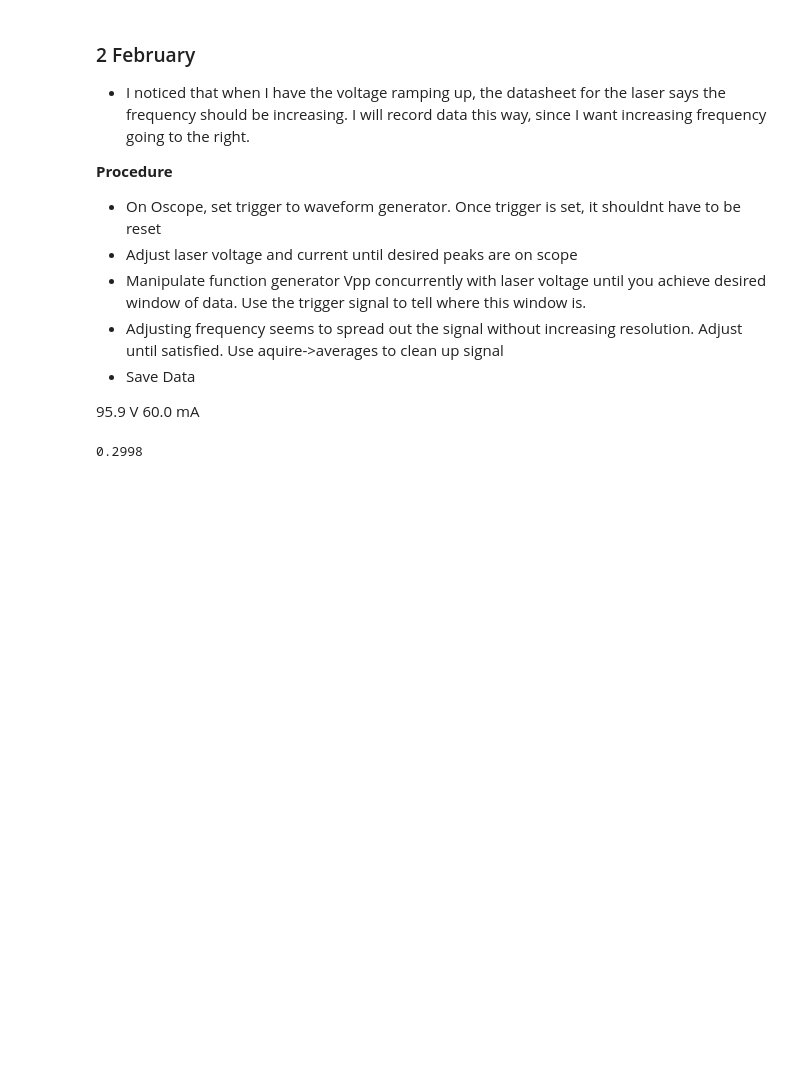
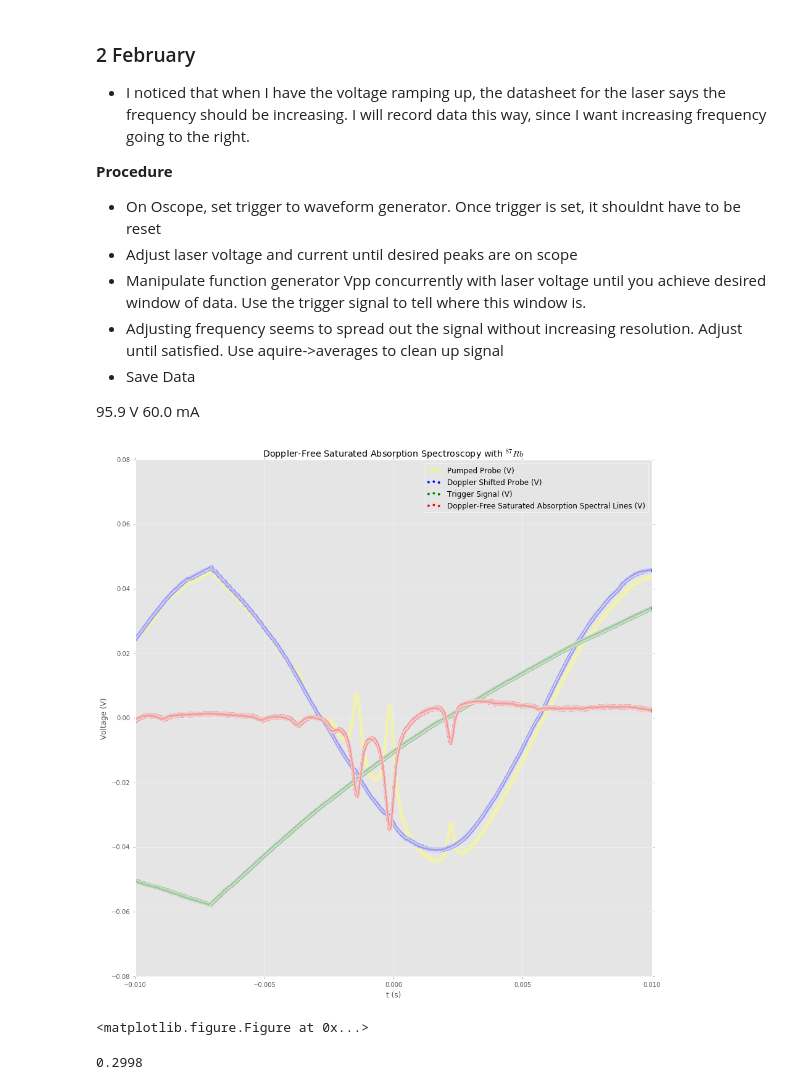
Before and after one commit to srgntcrane/gitLabBook, a Jupyter notebook: Laser_Spectroscopy/Laser Spectroscopy Lab Book.ipynb, the cells around one changed output. Drawn from its saved outputs; the diff is of its cells as text; code cells hidden in the pictures; blank space fills up the shorter version.

```diff
--- a/Laser_Spectroscopy/Laser Spectroscopy Lab Book.ipynb
+++ b/Laser_Spectroscopy/Laser Spectroscopy Lab Book.ipynb
@@ -252,37 +260,40 @@ Rigol Oscilloscope https://cdn-shop.adafruit.com/datasheets/Users+Guide+DS1000E.
 95.9 V
 60.0 mA
 # %%
-# data = pd.DataFrame(pd.read_csv('Laser_Spec_Data/New_Data/87Rb_01_clean.csv'))
-# #data1 = pd.read_csv('/home/bjorn/Documents/CU/PHYS_4430/Test_Profile_Data.csv', index_col='Position (m)')
+data = pd.DataFrame(pd.read_csv('Laser_Spec_Data/New_Data/87Rb_01_clean.csv'))
+#data1 = pd.read_csv('/home/bjorn/Documents/CU/PHYS_4430/Test_Profile_Data.csv', index_col='Position (m)')
 
-# data1 = data[:]
-# # del data1['Unnamed: 3']
-# # data1 = data1.drop(0)
-# # xa = np.array(float(data1['X']))
-# # y1 = np.array(data['CH1'])
-# # y2 = np.array(data['CH2'])
+data1 = data[:]
+# del data1['Unnamed: 3']
+# data1 = data1.drop(0)
+# xa = np.array(float(data1['X']))
+# y1 = np.array(data['CH1'])
+# y2 = np.array(data['CH2'])
 
-# data1=data1.astype('float')
-# # data1['CH1'] = data1['CH1']*-1
-# # data1['CH2'] = data1['CH2']*-1
-# data1 = data1.rename(columns={'TIME':'t (s)', 'CH1':'Pumped Probe (V)', 'CH2':'Doppler Shifted Probe (V)','CH4':'Trigger Signal', 'MATH<CH2-CH1>':'Doppler-Free Saturated Absorption Spectral Lines (V)'})
+data1=data1.astype('float')
+# data1['CH1'] = data1['CH1']*-1
+# data1['CH2'] = data1['CH2']*-1
+data1 = data1.rename(columns={'TIME':'t (s)', 'CH1':'Pumped Probe (V)', 'CH2':'Doppler Shifted Probe (V)','CH4':'Trigger Signal', 'MATH<CH2-CH1>':'Doppler-Free Saturated Absorption Spectral Lines (V)'})
 
 
-# fig = plt.figure()
-# ax = plt.subplot(111)
-# plt.figure(figsize=(12,15))
-# data1.plot(kind = 'scatter',x='t (s)', y='Pumped Probe (V)',color = 'yellow', ax = ax, label = 'Pumped Probe (V)')
-# data1.plot(kind = 'scatter', x='t (s)', y = 'Doppler Shifted Probe (V)', color='blue',  ax = ax, label = 'Doppler Shifted Probe (V)')
-# data1.plot(kind = 'scatter', x='t (s)', y = 'Trigger Signal', color='green',  ax = ax, label = 'Trigger Signal (V)')
-# data1.plot(kind = 'scatter', x='t (s)', y = 'Doppler-Free Saturated Absorption Spectral Lines (V)',color = 'red',  ax = ax, label = 'Doppler-Free Saturated Absorption Spectral Lines (V)')
-# ax.set_xlim(data1['t (s)'].min(), data1['t (s)'].max())
-# ax.set(ylabel='Voltage (V)')
-# ax.legend(loc='best')
-# fig.set_figheight(15)
-# fig.set_figwidth(15)
-# ax.set_title('Doppler-Free Saturated Absorption Spectroscopy with ${}^{87}Rb$')
+fig = plt.figure()
+ax = plt.subplot(111)
+plt.figure(figsize=(12,15))
+data1.plot(kind = 'scatter',x='t (s)', y='Pumped Probe (V)',color = 'yellow', ax = ax, label = 'Pumped Probe (V)')
+data1.plot(kind = 'scatter', x='t (s)', y = 'Doppler Shifted Probe (V)', color='blue',  ax = ax, label = 'Doppler Shifted Probe (V)')
+data1.plot(kind = 'scatter', x='t (s)', y = 'Trigger Signal', color='green',  ax = ax, label = 'Trigger Signal (V)')
+data1.plot(kind = 'scatter', x='t (s)', y = 'Doppler-Free Saturated Absorption Spectral Lines (V)',color = 'red',  ax = ax, label = 'Doppler-Free Saturated Absorption Spectral Lines (V)')
+ax.set_xlim(data1['t (s)'].min(), data1['t (s)'].max())
+ax.set(ylabel='Voltage (V)')
+ax.legend(loc='best')
+fig.set_figheight(15)
+fig.set_figwidth(15)
+ax.set_title('Doppler-Free Saturated Absorption Spectroscopy with ${}^{87}Rb$')
 
-# plt.show()
+plt.show()
+# %% [output]
+[figure, added]
+<matplotlib.figure.Figure at 0x...>
 # %%
 # data = pd.DataFrame(pd.read_csv('Laser_Spec_Data/New_Data/85Rb_01_clean.csv'))
 # #data1 = pd.read_csv('/home/bjorn/Documents/CU/PHYS_4430/Test_Profile_Data.csv', index_col='Position (m)')
```
Also changed, not shown: parts of 7 cells of this notebook.
